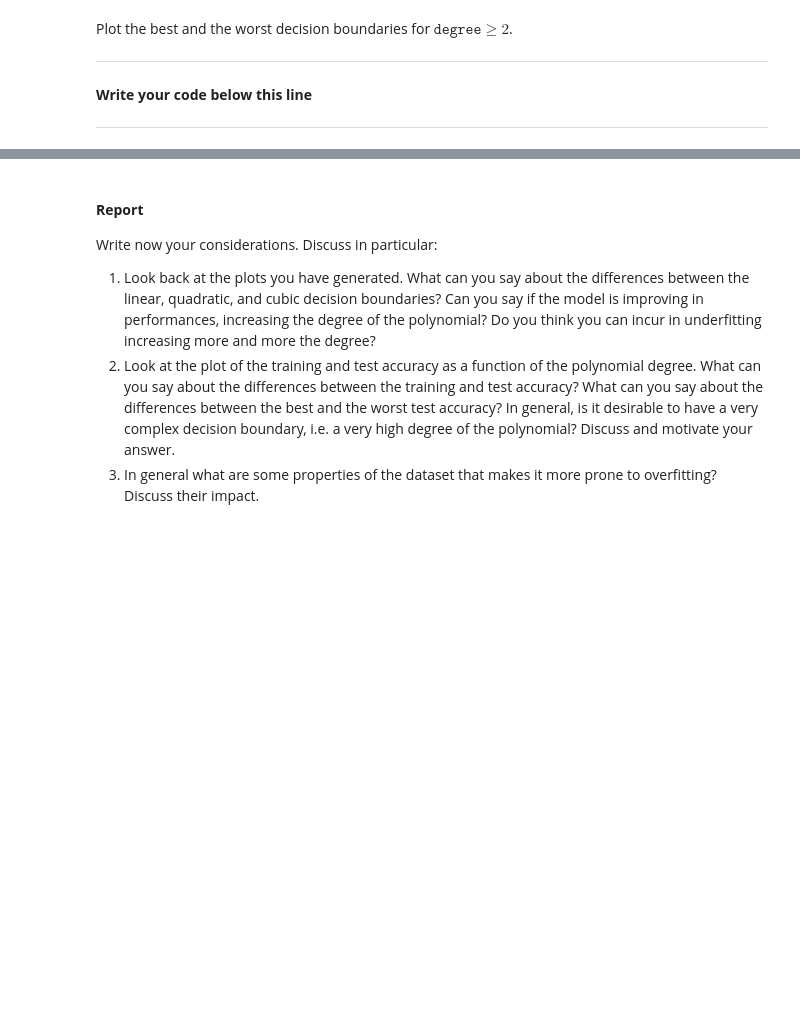
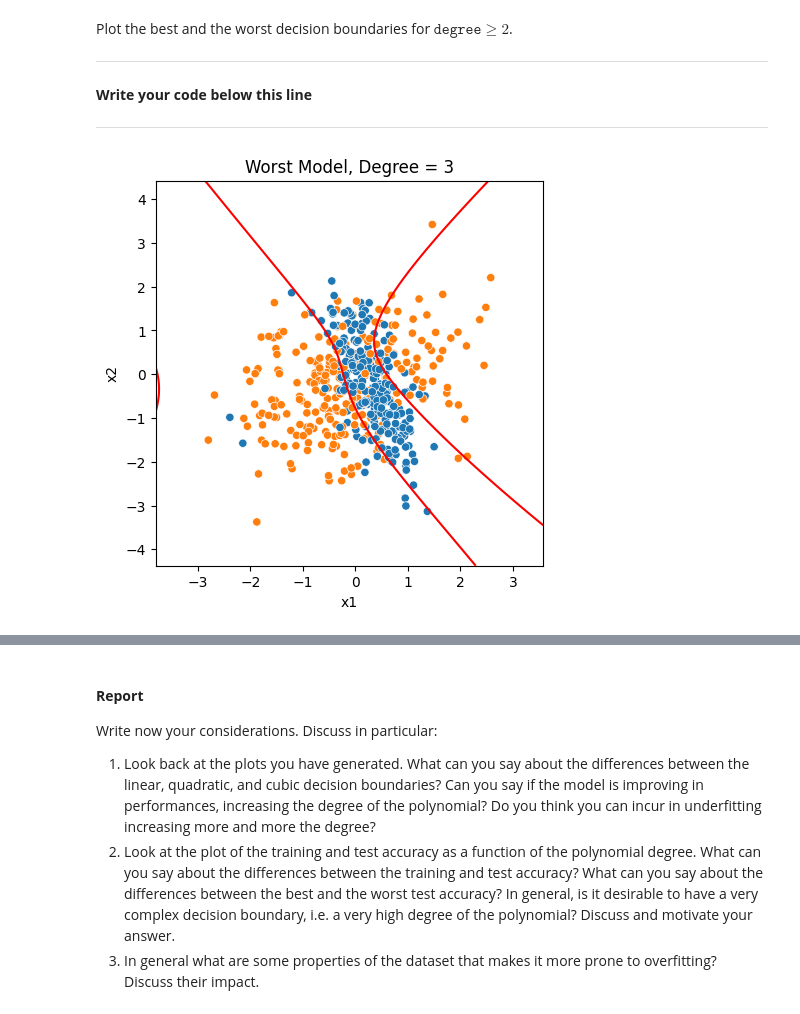
Before and after one commit to Nefeli-Apostolou/FDS_HW02, a Jupyter notebook: HW2.ipynb, the cells around one changed output, grey strips where cells are left out. Drawn from its saved outputs; the diff is of its cells as text; code cells hidden in the pictures; blank space fills up the shorter version.

```diff
--- a/HW2.ipynb
+++ b/HW2.ipynb
@@ -433,6 +433,27 @@ def boundary_function(x1_vec, x2_vec, theta_final, degree):
 
     #####################################################
     ##                 YOUR CODE HERE                  ##
+    f = theta_final[0]
+
+    # Add linear terms
+    if degree >= 1:
+        f += theta_final[1] * x1_vec + theta_final[2] * x2_vec
+
+    # Add quadratic terms
+    if degree >= 2:
+        f += theta_final[3] * x1_vec**2
+        f += theta_final[4] * x2_vec**2
+        f += theta_final[5] * x1_vec * x2_vec
+
+    # Add cubic terms
+    if degree >= 3:
+        f += theta_final[6] * x1_vec**3
+        f += theta_final[7] * x2_vec**3
+        f += theta_final[8] * x1_vec**2 * x2_vec
+        f += theta_final[9] * x1_vec * x2_vec**2
+
+    f = f.flatten()
+
     #####################################################
 
     return x1_vec, x2_vec, f
@@ -539,5 +560,16 @@ Plot the best and the worst decision boundaries for $\texttt{degree} \geq 2$.
 --------------------------------------------
 # %%
 # Plot worst model
+# Find the worst index for degrees >=2
+worst = np.argmin(accuracy_scores_test[1:]) + 1
+
+plt.figure(figsize = (5,5))
+plot_boundary_function(X, y, thetas[worst], degree = degrees[worst])
+plt.xlabel("x1")
+plt.ylabel("x2")
+plt.title(f"Worst Model, Degree = {degrees[worst]}")
+plt.show()
+# %% [output]
+[figure, added]
 # %%
 # Plot best model
```
Also changed, not shown: parts of 6 cells of this notebook.
